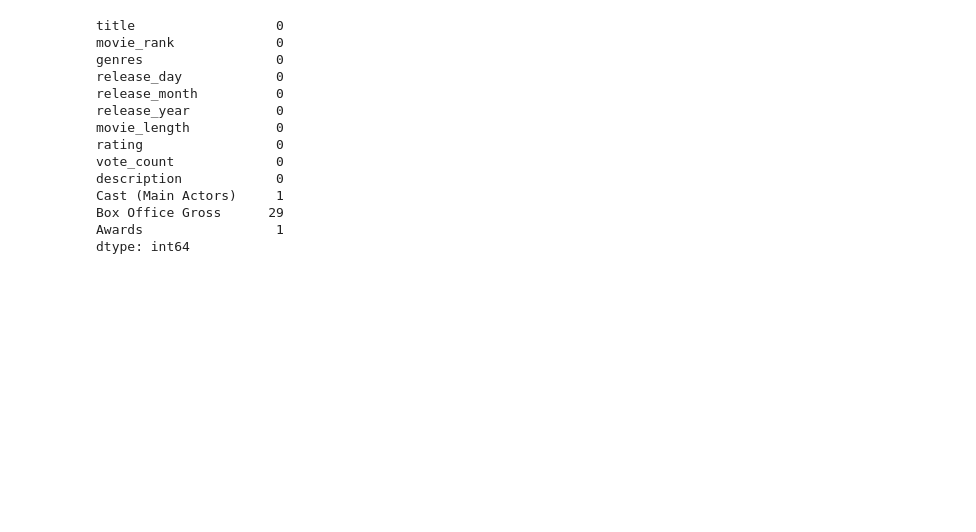
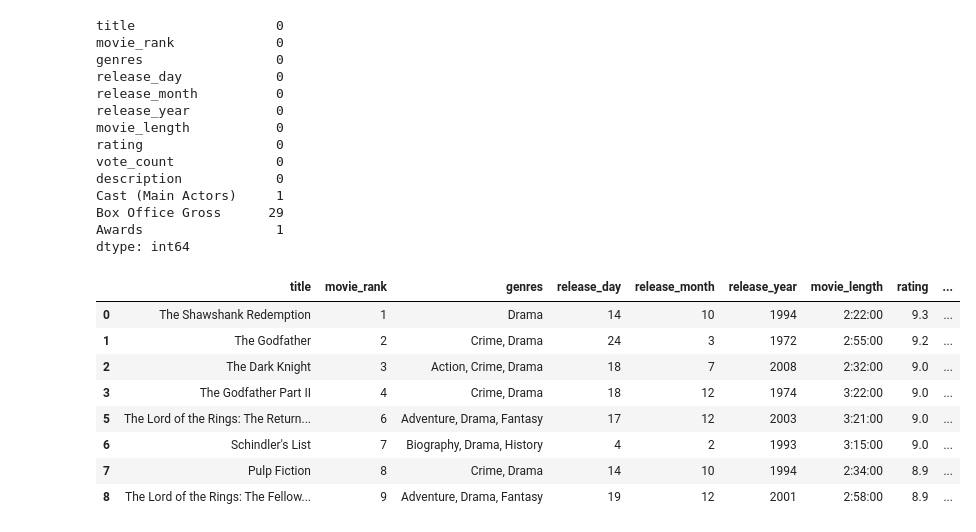
Before and after one commit to Cemputus/Data-Mining-and-Wrangling---movie-scraping, a Jupyter notebook: Analysis/ronald.ipynb, the cells around one changed output. Drawn from its saved outputs; the diff is of its cells as text; code cells hidden in the pictures; blank space fills up the shorter version.

```diff
--- a/Analysis/ronald.ipynb
+++ b/Analysis/ronald.ipynb
@@ -194,3 +194,15 @@ dtype: int64
 ### Dropping the missing values
 #Since the missing values are few, we can drop them from the dataset.
 df3 = df2.dropna()
+# %%
+df3.head(8)
+# %% [output]
+|  | title | movie_rank | genres | release_day | release_month | release_year | movie_length | rating | ... |
+| 0 | The Shawshank Redemption | 1 | Drama | 14 | 10 | 1994 | 2:22:00 | 9.3 | ... |
+| 1 | The Godfather | 2 | Crime, Drama | 24 | 3 | 1972 | 2:55:00 | 9.2 | ... |
+| 2 | The Dark Knight | 3 | Action, Crime, Drama | 18 | 7 | 2008 | 2:32:00 | 9.0 | ... |
+| 3 | The Godfather Part II | 4 | Crime, Drama | 18 | 12 | 1974 | 3:22:00 | 9.0 | ... |
+| 5 | The Lord of the Rings: The Return... | 6 | Adventure, Drama, Fantasy | 17 | 12 | 2003 | 3:21:00 | 9.0 | ... |
+| 6 | Schindler's List | 7 | Biography, Drama, History | 4 | 2 | 1993 | 3:15:00 | 9.0 | ... |
+| 7 | Pulp Fiction | 8 | Crime, Drama | 14 | 10 | 1994 | 2:34:00 | 8.9 | ... |
+| 8 | The Lord of the Rings: The Fellow... | 9 | Adventure, Drama, Fantasy | 19 | 12 | 2001 | 2:58:00 | 8.9 | ... |
```
Also changed, not shown: parts of 1 cell of this notebook.
